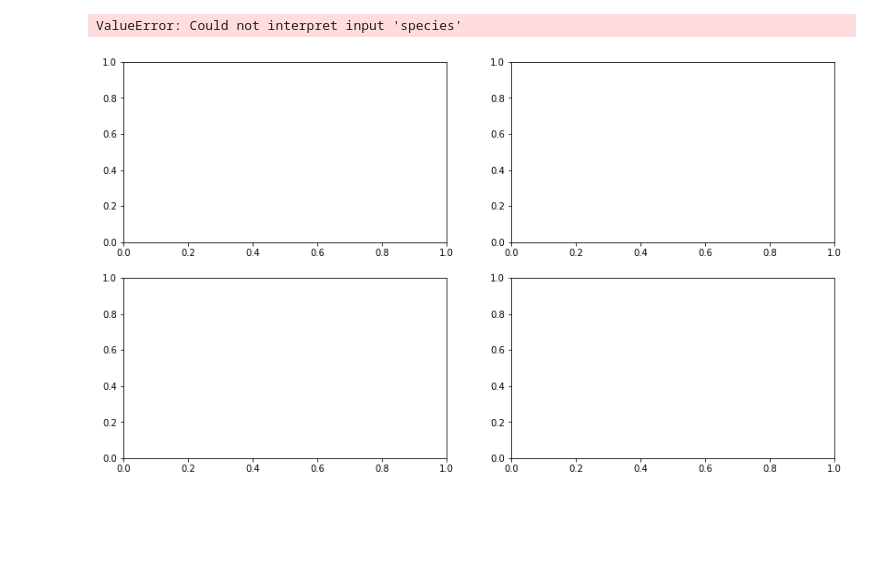
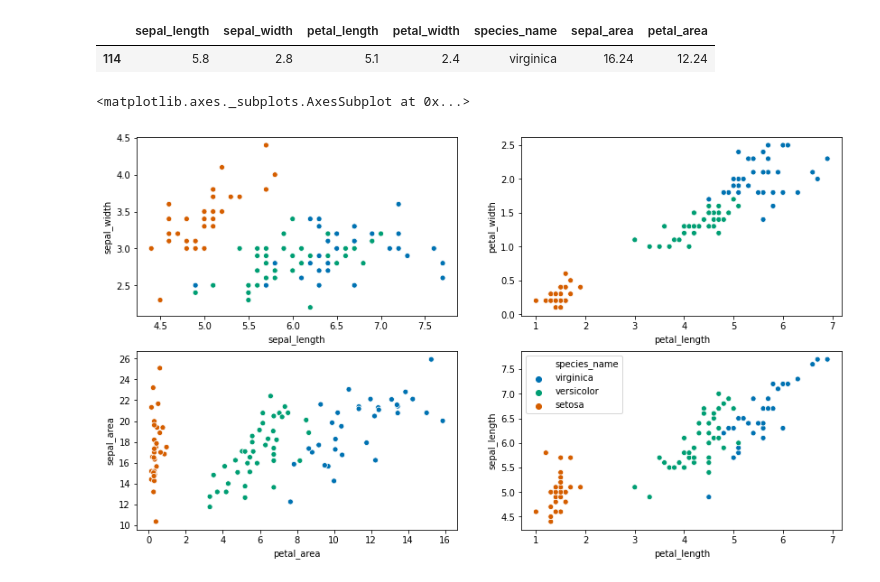
Before and after one commit to noahmelngailis/ds-methodologies-exercises, a Jupyter notebook: classification/explore_excercises.ipynb, the cells around one changed output. Cells and saved outputs as stored; diff of their text form; code cells hidden in the pictures; blank space fills up the shorter version.

```diff
--- a/classification/explore_excercises.ipynb
+++ b/classification/explore_excercises.ipynb
@@ -37,0 +19,4 @@ train.head()
+# %%
+df = get_iris_data()
+df.drop(columns={'species_id', 'measurement_id'}, inplace=True)
+df.head()
@@ -37,0 +32,3 @@ train.head()
+# %%
+train, test = train_test_split(df, train_size=.7, random_state=123)
+train.shape, test.shape
@@ -38,31 +64,24 @@ train.head()
 # %%
-
-# Looks like we'll have to calculate sepal area to see if it's insightful
-train["sepal_area"] = train.sepal_length * train.sepal_width
-train["petal_area"] = train.petal_length * train.petal_width
+train['sepal_area'] = train.sepal_length * train.sepal_width
+train['petal_area'] = train.petal_length * train.petal_width
+train.head(1)
+# %% [output]
+|  | sepal_length | sepal_width | petal_length | petal_width | species_name | sepal_area | petal_area |
+| 114 | 5.8 | 2.8 | 5.1 | 2.4 | virginica | 16.24 | 12.24 |
 # %%
+fig, axs = plt.subplots(nrows=2, ncols=2, figsize=(14,8))
 
-fig, ax = plt.subplots(nrows=2, ncols=2, figsize=(14,8))
-plt.style.use('seaborn-colorblind')
+plt.subplot(2, 2, 1)
+sns.scatterplot(x="sepal_length", y="sepal_width", data=train, hue="species_name", legend=False)
 
-# First subplot
-plt.subplot(2, 2, 1)
-sns.scatterplot(x="sepal_length", y="sepal_width", data=train, hue="species", palette=["r", "b", "y"], legend=False)
+plt.subplot(2, 2, 2)
+sns.scatterplot(x="petal_length", y="petal_width", data=train, hue="species_name", legend=False)
 
-# Second subplot
-plt.subplot(2, 2, 2)
-sns.scatterplot(x="petal_length", y="petal_width", data=train, hue="species", palette=["r", "b", "y"])
-plt.legend(loc='lower right')
+plt.subplot(2, 2, 3)
+sns.scatterplot(x="petal_area", y="sepal_area", data=train, hue="species_name", legend=False)
 
-# Third subplot
-plt.subplot(2, 2, 3)
-sns.scatterplot(x="sepal_area", y="petal_area", data=train, hue="species", palette=["r", "b", "y"], legend=False)
-
-# Forth subplot
 plt.subplot(2, 2, 4)
-sns.scatterplot(x="sepal_length", y="sepal_width", data=train, hue="species", palette=["r", "b", "y"], legend=False)
-
-plt.show()
+sns.scatterplot(x="petal_length", y="sepal_length", data=train, hue="species_name")
 # %% [output]
-ValueError: Could not interpret input 'species'
+<matplotlib.axes._subplots.AxesSubplot at 0x...>
-[figure, old version]
+[figure, new version]
```
Also changed, not shown: parts of 19 cells of this notebook.
